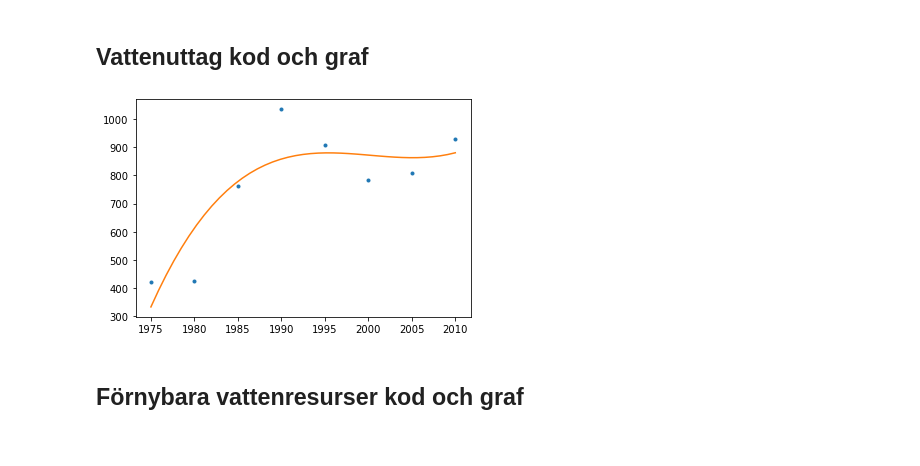
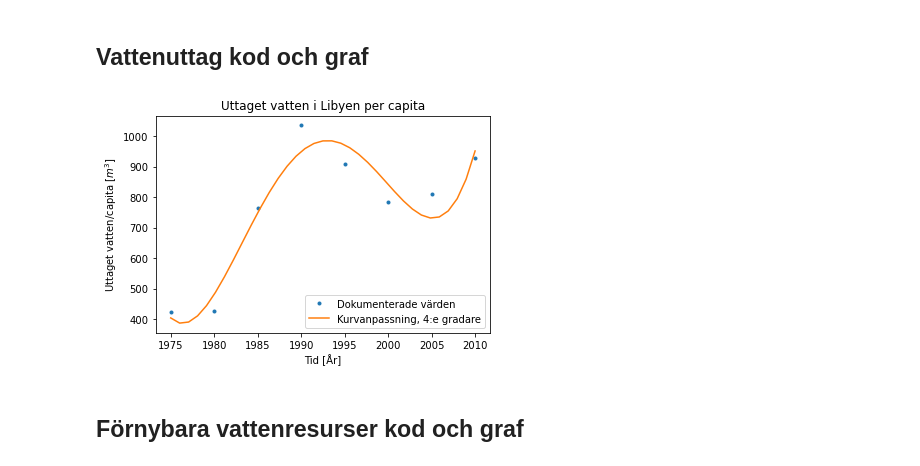
Before and after one commit to LisaVind/SEE085_proj, a Jupyter notebook: Lisa_test.ipynb, the cells around one changed output. Cells and saved outputs as stored; diff of their text form; code cells hidden in the pictures.

```diff
--- a/Lisa_test.ipynb
+++ b/Lisa_test.ipynb
@@ -71,15 +85,19 @@ data_l = pd.read_csv("water-withdrawals-per-capita_libya.csv", sep = ',')
 vatten_uttag_l = data_l['water_withdrawal'].tolist()
 x_ar_l = data_l['Year'].tolist()
 # %%
-fit_coeffs_l = np.polyfit( x_ar_l , vatten_uttag_l , 3) # fjärde-gradens-polynom-anpassning f(x) = a + b*x + c*x**2 + d*x**3 + e*x**4
+fit_coeffs_l = np.polyfit( x_ar_l , vatten_uttag_l , 4) # fjärde-gradens-polynom-anpassning f(x) = a + b*x + c*x**2 + d*x**3 + e*x**4
 x_1_l = np.linspace(x_ar_l[0],x_ar_l[-1],x_ar_l[-1]- x_ar_l[0])
 funklist_l = np.polyval(fit_coeffs_l, x_1_l)
-# %%
-plt.plot(x_ar_l, vatten_uttag_l, '.')
-plt.plot(x_1_l, funklist_l)
-plt.show()
-# %% [output]
-[figure, removed]
+# %%
+plt.plot(x_ar_l, vatten_uttag_l, '.', label="Dokumenterade värden")
+plt.plot(x_1_l, funklist_l,label="Kurvanpassning, 4:e gradare")
+plt.title('Uttaget vatten i Libyen per capita')
+plt.ylabel("Uttaget vatten/capita [$m^3$]")
+plt.xlabel("Tid [År]")
+plt.legend()
+plt.show()
+# %% [output]
+[figure, added]
 # %% [markdown]
 ## Förnybara vattenresurser kod och graf
 # %%
```
Also changed, not shown: parts of 7 cells of this notebook.
